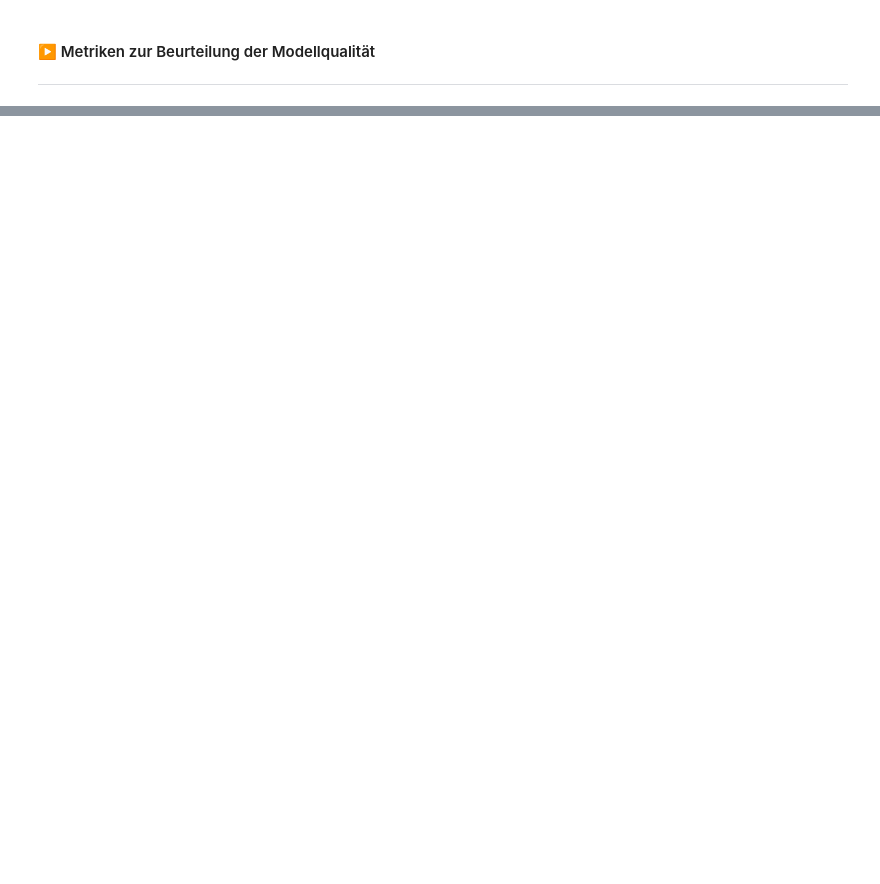
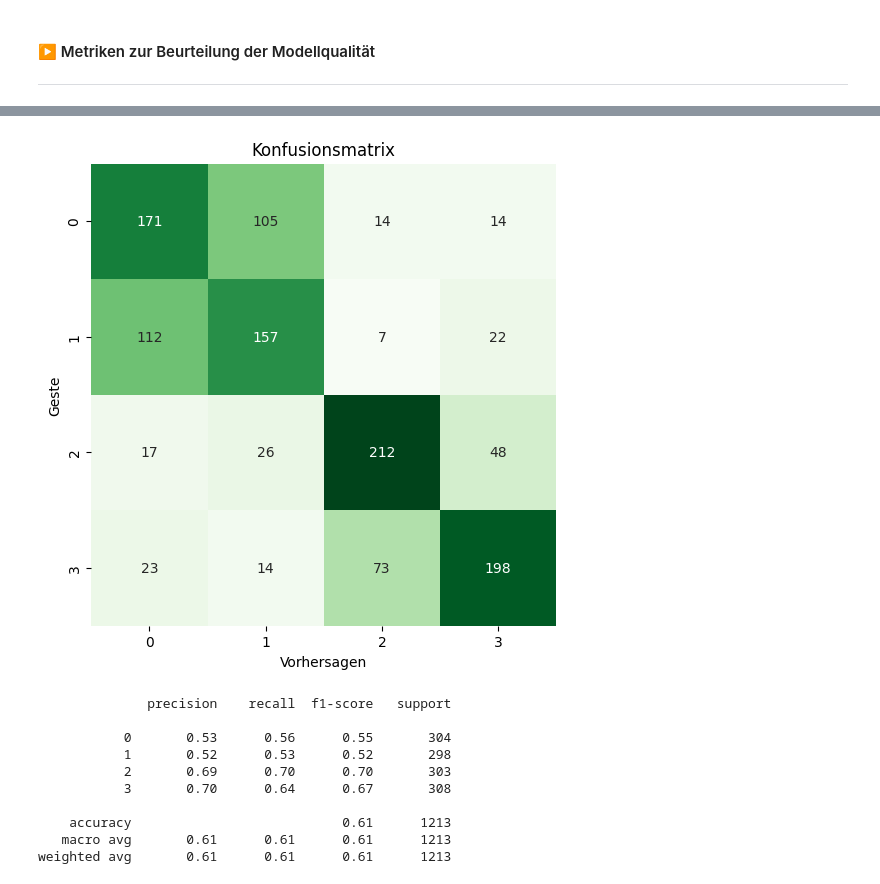
Before and after one commit to Gizmo-Labs/Informatik-Bachelor-Thesis, a Jupyter notebook: Jupyter-Notebooks/Model-Exploration_Variante_1.ipynb, the cells around one changed output, grey strips where cells are left out. Cells and saved outputs as stored; diff of their text form; code cells hidden in the pictures; blank space fills up the shorter version.

```diff
--- a/Jupyter-Notebooks/Model-Exploration_Variante_1.ipynb
+++ b/Jupyter-Notebooks/Model-Exploration_Variante_1.ipynb
@@ -127,20 +152,22 @@ print(Labels.shape)
 
 #### ▶️ Datensatz aufteilen in Training- und Test-Daten
 # %%
-##############################################################
-# Einkommentieren für den Kaggle-Datensatz                   #
-# Fixwert 4                                                  #
-##############################################################
-Klassen = 4
-
-
 ##############################################################
 # Aufteilung der Datensätze in Training- und Testdaten       #
 # Test-Size --> prozentualer Anteil von Gesamtdaten          #
 # Random-State --> Zufallsgrad der Durchmischung             #
 ##############################################################
-X_train, X_test, y_train, y_test = train_test_split(Features, Labels, test_size = 0.2, random_state = 100)
+X_train, X_test, y_train, y_test = train_test_split(X_norm, y_hot, test_size = 0.2, random_state = 100)
+X_train, X_val, y_train, y_val = train_test_split(X_train, y_train, test_size=0.3, random_state=100)
 
+np.savetxt('../data/X_train.csv', X_train, delimiter=",", fmt='%f')
+np.savetxt('../data/y_train.csv', y_train, delimiter=",", fmt='%d')
+
+np.savetxt('../data/X_test.csv', X_test, delimiter=",", fmt='%f')
+np.savetxt('../data/y_test.csv', y_test, delimiter=",", fmt='%d')
+
+np.savetxt('../data/X_val.csv', X_val, delimiter=",", fmt='%f')
+np.savetxt('../data/y_val.csv', y_val, delimiter=",", fmt='%d')
 
 ##############################################################
 # Status der Datensätze ausgeben                             #
@@ -214,7 +252,7 @@ model.save('./Gespeicherte Modelle/FNN.h5')
 # Modell kompilieren
 model.compile(
     optimizer='adam',
-    loss = 'sparse_categorical_crossentropy',
+    loss = 'categorical_crossentropy',
     metrics=['accuracy']
 )
 
@@ -224,7 +262,7 @@ model.compile(
 history = model.fit(
     X_train,
     y_train,
-    validation_split=0.2,
+    validation_data=(X_val, y_val),
     batch_size=batch_size,
     epochs=epochs,
     callbacks=[
@@ -274,16 +374,17 @@ print("Es handelt sich um Geste : " + str(np.argmax(y)))
 #### ▶️ Metriken zur Beurteilung der Modellqualität
 ***
 # %%
-y_true = np.array(y_test)
-y_pred = np.array(list(map(lambda x: np.argmax(x), model.predict(X_test))))
+y_test_arg=np.argmax(y_test,axis=1)
+y_pred = np.argmax(model.predict(X_test),axis=1)
 
-cm = confusion_matrix(y_true, y_pred)
+cm = confusion_matrix(y_test_arg, y_pred)
 
 plt.figure(figsize=(6, 6))
 sns.heatmap(cm, annot=True, fmt='g', cmap='Greens', cbar=False)
-plt.xlabel("Predicted")
-plt.ylabel("Actual")
-plt.title("Confusion Matrix")
+plt.xlabel("Vorhersagen")
+plt.ylabel("Geste")
+plt.title("Konfusionsmatrix")
 plt.show()
 
-print(classification_report(y_true, y_pred))
+print(classification_report(y_test_arg, y_pred))
+# %% [output]
@@ -289,0 +392,11 @@ print(classification_report(y_true, y_pred))
+[figure, added]
+              precision    recall  f1-score   support
+
+           0       0.53      0.56      0.55       304
+           1       0.52      0.53      0.52       298
+           2       0.69      0.70      0.70       303
+           3       0.70      0.64      0.67       308
+
+    accuracy                           0.61      1213
+   macro avg       0.61      0.61      0.61      1213
+weighted avg       0.61      0.61      0.61      1213
```
Also changed, not shown: parts of 14 cells of this notebook, 38 other files.
